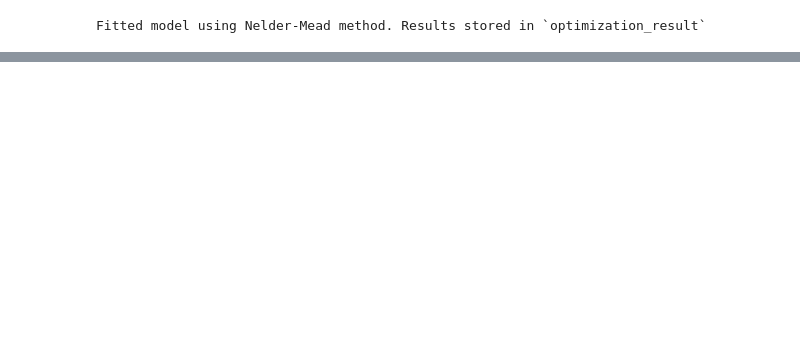
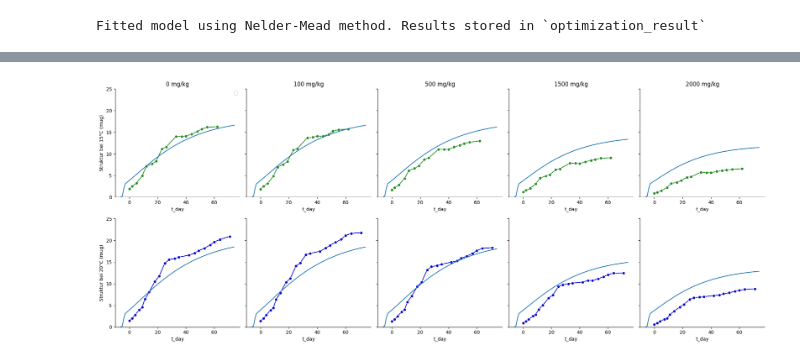
Before and after one commit to EllaRothe/mempyDEB, a Jupyter notebook: Folsomia_TKTD.ipynb, the cells around one changed output, grey strips where cells are left out. Cells and saved outputs as stored; diff of their text form; code cells hidden in the pictures; blank space fills up the shorter version.

```diff
--- a/Folsomia_TKTD.ipynb
+++ b/Folsomia_TKTD.ipynb
@@ -72,0 +72,13 @@ sns.lineplot(res, x = 't_day', y = 'S', hue='T')
+# %%
+f = setup_modelfit('M')
+
+f.intguess = {
+    'kD_j' : 1.,
+    'ED50_j' : 5000,
+    'beta_j' : 2.
+    }
+sim_intguess = f.simulator(f.intguess)
+fig, ax = plot_data(f.data)
+ax = plot_sim(ax, sim_intguess)
+# %% [output]
+[figure, added]
```
Also changed, not shown: parts of 9 cells of this notebook, 2 other files.
